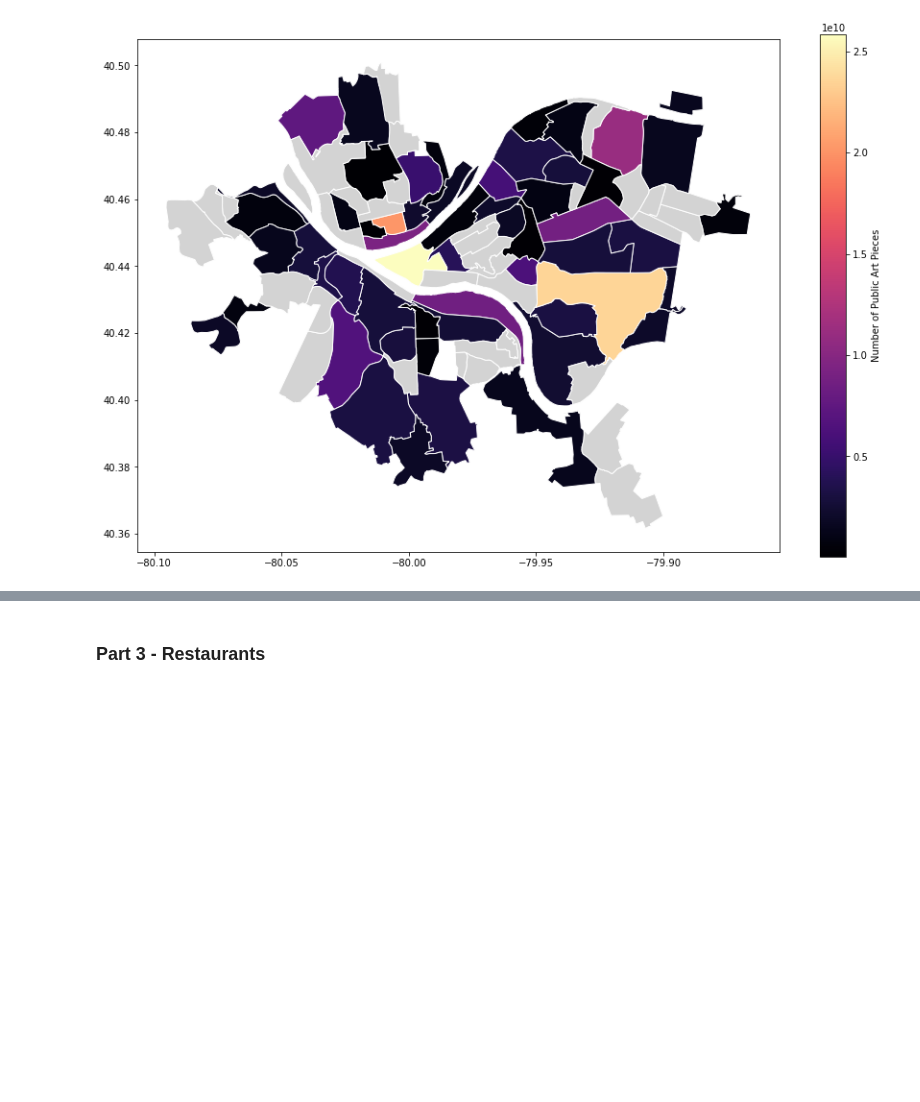
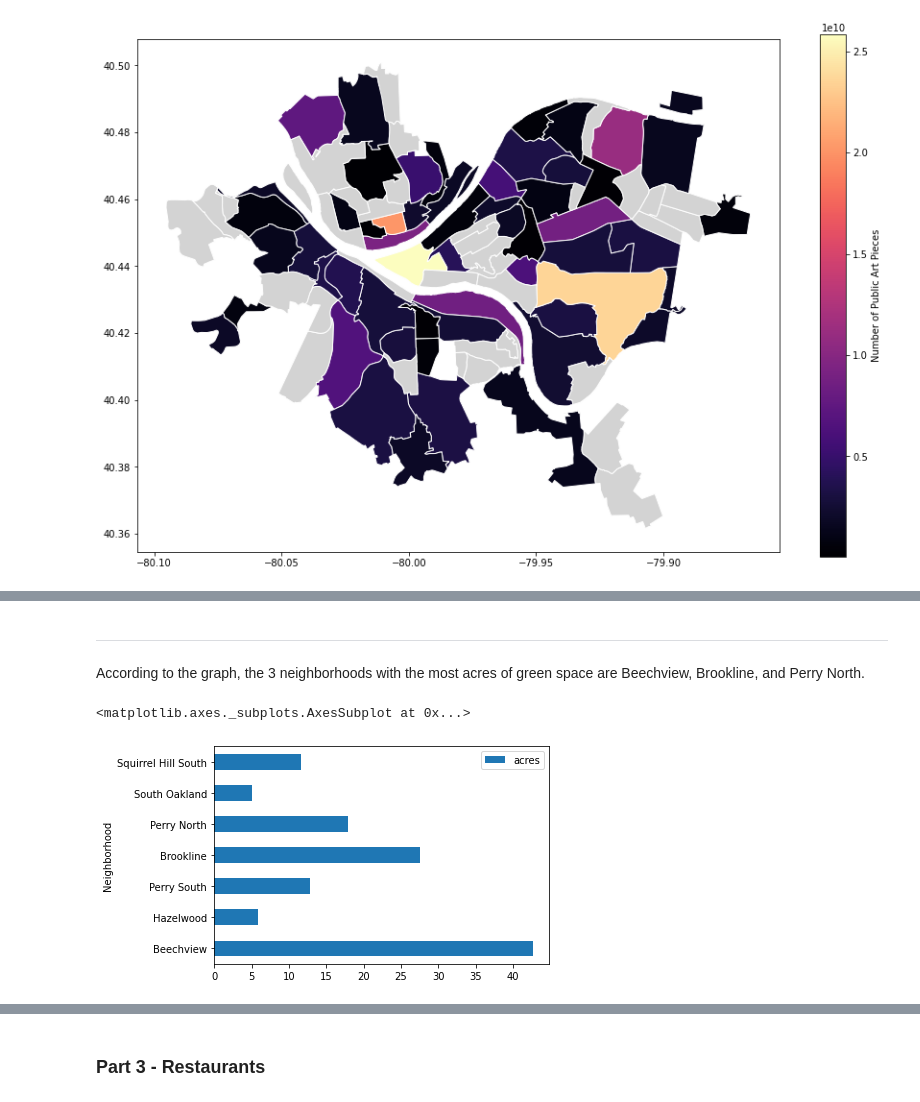
Before and after one commit to yimijj/CMPINF0010-Final-Project, a Jupyter notebook: FinalReport-Notebook.ipynb, the cells around one changed output, grey strips where cells are left out. Cells and saved outputs as stored; diff of their text form; code cells hidden in the pictures; blank space fills up the shorter version.

```diff
--- a/FinalReport-Notebook.ipynb
+++ b/FinalReport-Notebook.ipynb
@@ -168,0 +177,15 @@ artpubweimap.plot(column='id',cmap='magma',
+# %%
+greenways = pd.read_csv("Greenways1.csv", sep=',') #reading in the csv
+
+
+name = greenways["name"]
+acres = greenways["acres"]
+nhood = greenways["nhood"]
+area = greenways["area"]
+greenways.dropna() #dropping NaN values
+
+
+#importing the relevant columns
+greenways_chart = greenways[["name", "nhood", "acres"]]
+greenways_chart.sort_values("acres", ascending=False)
+greenways_chart.dropna() #dropping NaN values
@@ -168,0 +201,10 @@ artpubweimap.plot(column='id',cmap='magma',
+# %% [markdown]
+------------------
+# %% [markdown]
+According to the graph, the 3 neighborhoods with the most acres of green space are Beechview, Brookline, and Perry North.
+# %%
+greenways_chart = greenways_chart.dropna() #had to drop NaN values again
+greenways_chart.head(10).plot.barh(x='nhood', y='acres', xlabel = 'Neighborhood', ylabel = 'acres') #plotting
+# %% [output]
+<matplotlib.axes._subplots.AxesSubplot at 0x...>
+[figure, added]
```
Also changed, not shown: parts of 10 cells of this notebook.
